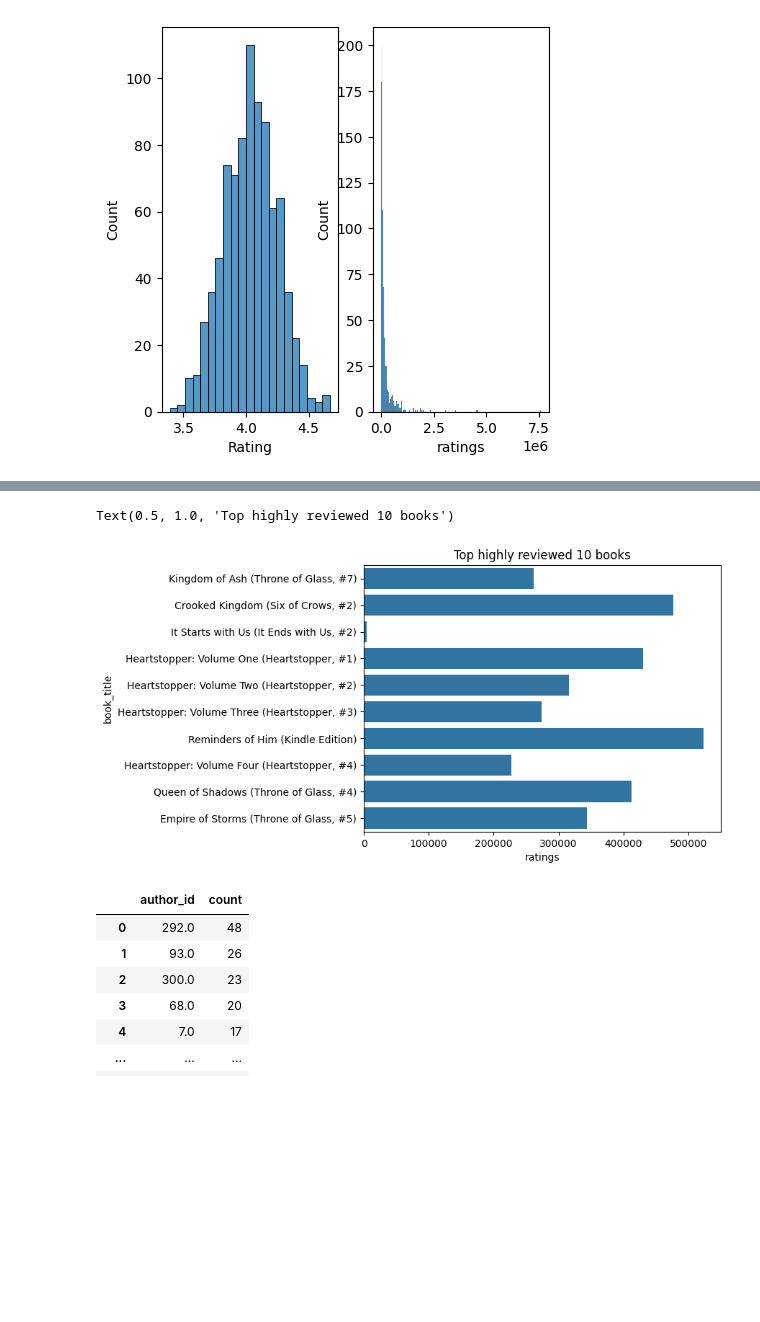
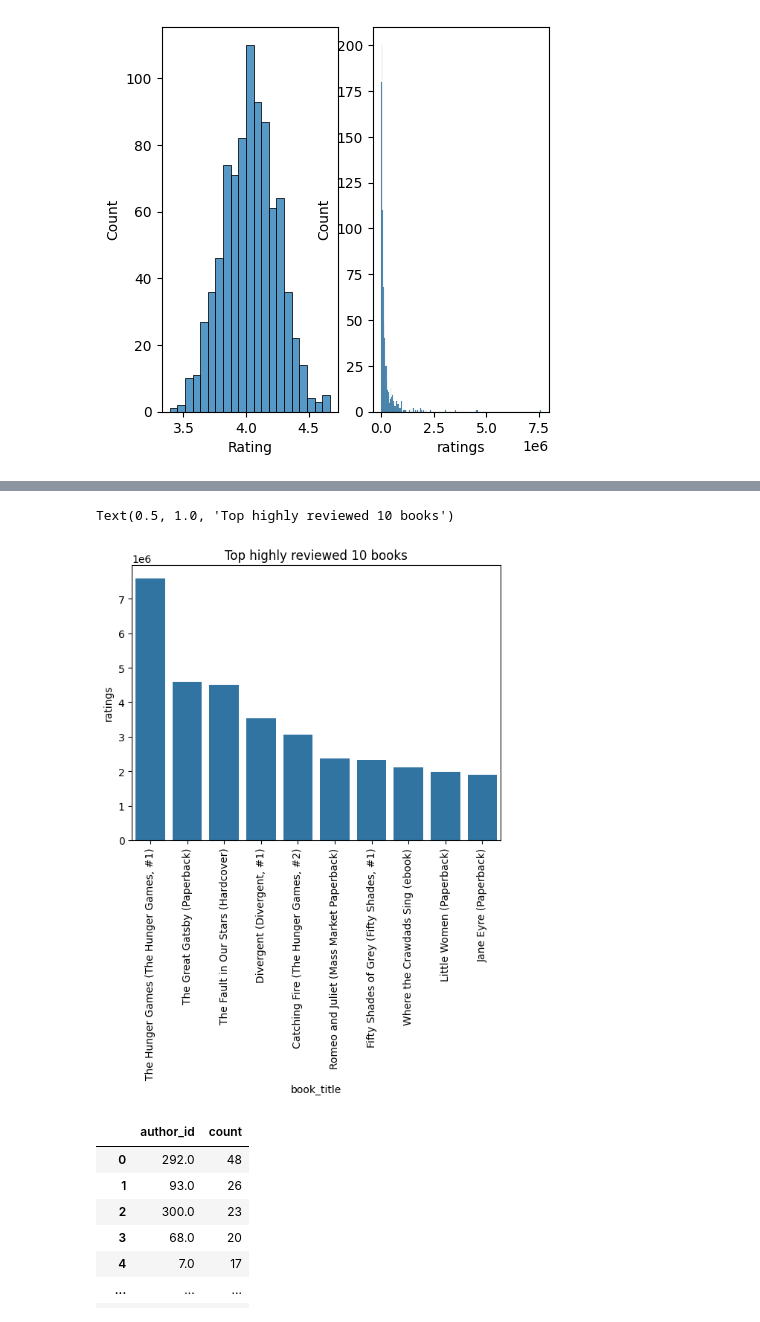
Before and after one commit to minakshi221283/SigmaLabs, a Jupyter notebook: SigmaLabs_analysis.ipynb, the cells around one changed output, grey strips where cells are left out. Saved outputs shown, nothing was run; the diff lists cells and outputs as text; code cells hidden in the pictures; blank space fills up the shorter version.

```diff
--- a/SigmaLabs_analysis.ipynb
+++ b/SigmaLabs_analysis.ipynb
@@ -60,0 +64,8 @@ df2=df[df.ratings>40000]
+# %%
+#No of rating > 400000
+df2=df[df.ratings>40000]
+df2.sort_values(by='ratings',ascending=False,inplace=True)
+df2.head(20)
+df2.ratings.sort_values(ascending=False)
+df2x=df2.head(10)
+df2x
@@ -61,8 +88,9 @@ df2=df[df.ratings>40000]
 # %%
-sns.barplot(y=df1.book_title,x=df1.ratings,data=df2,orient='h').set_title('Top highly reviewed 10 books')
+plt.xticks(rotation=90)
+sns.barplot(x='book_title',y='ratings',data=df2x,orient='v').set_title('Top highly reviewed 10 books')
 # %% [output]
 Text(0.5, 1.0, 'Top highly reviewed 10 books')
-[figure, old version]
+[figure, new version]
 # %%
 df3=df.author_id.value_counts()
 df3_re=df3.reset_index()
```
Also changed, not shown: parts of 16 cells of this notebook.
